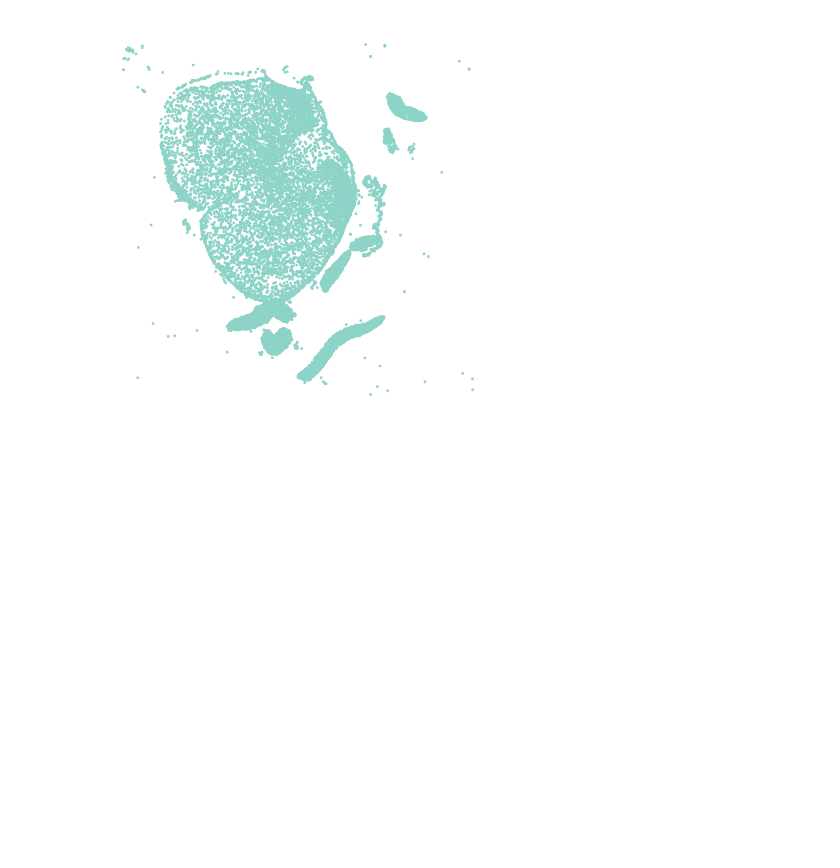
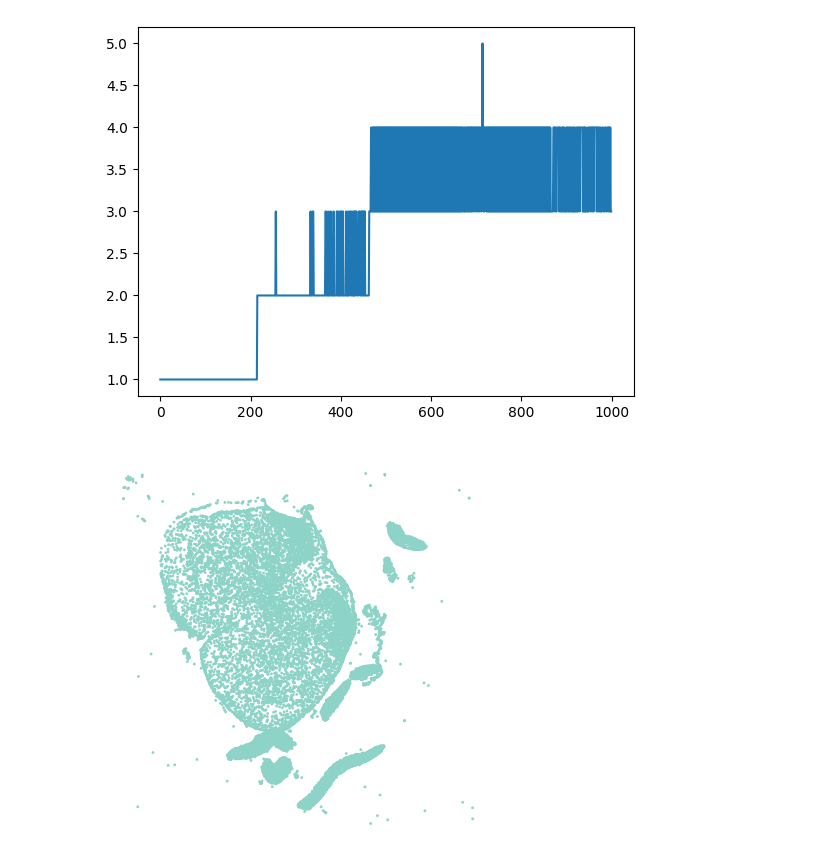
Before and after one commit to craigfouts/asterism, a Jupyter notebook: notebooks/sandbox.ipynb, the cells around one changed output. Saved outputs shown, nothing was run; the diff lists cells and outputs as text; code cells hidden in the pictures; blank space fills up the shorter version.

```diff
--- a/notebooks/sandbox.ipynb
+++ b/notebooks/sandbox.ipynb
@@ -27,3 +125,8 @@ from asterism.utils.figs import show_comparison, show_dataset
+# %%
+plt.plot(range(len(model.topic_log_)), model.topic_log_)
+plt.show()
+# %% [output]
+[figure, added]
 # %%
 mdata = mu.read('spine.h5mu')
 data = torch.tensor(mdata['protein'].X)
```
Also changed, not shown: parts of 12 cells of this notebook, 8 other files.
